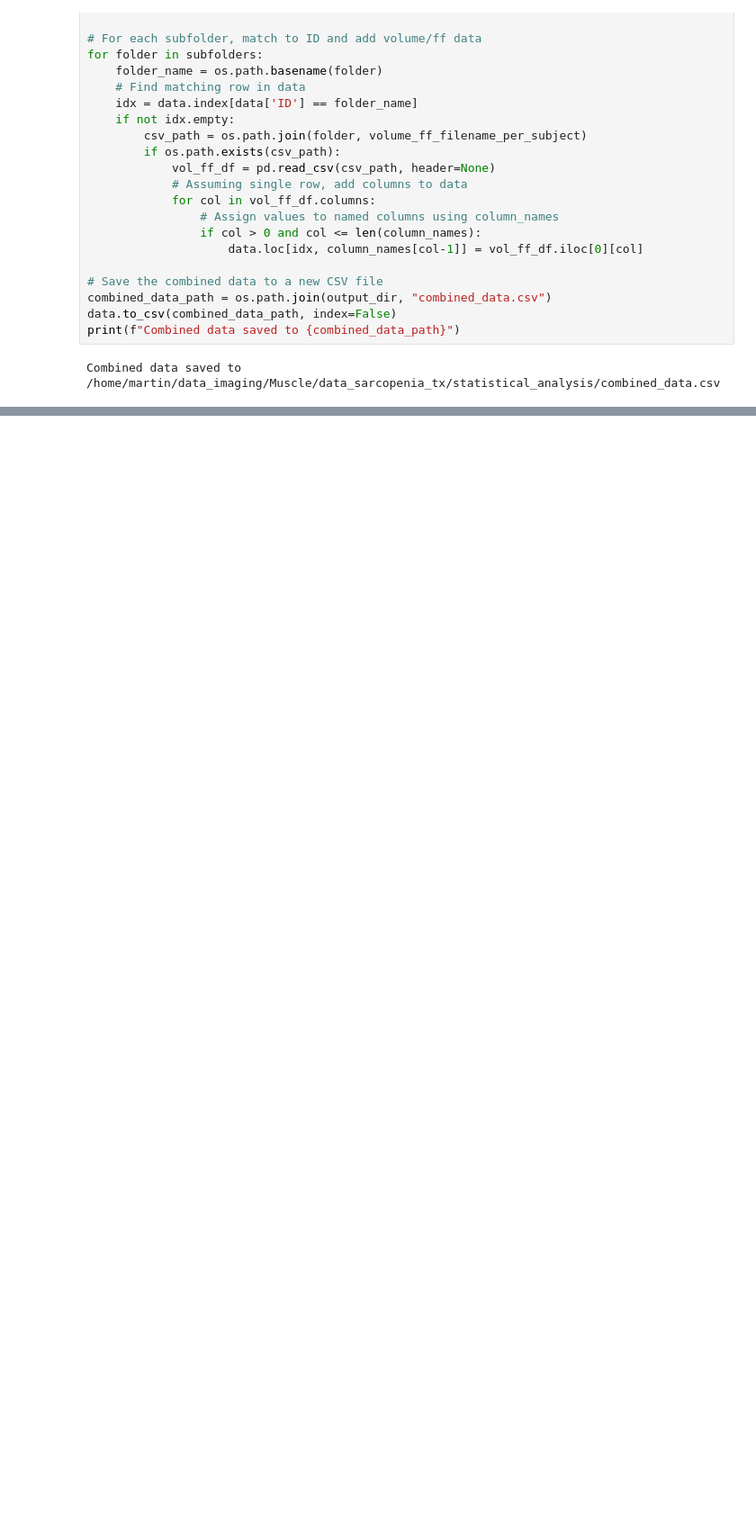
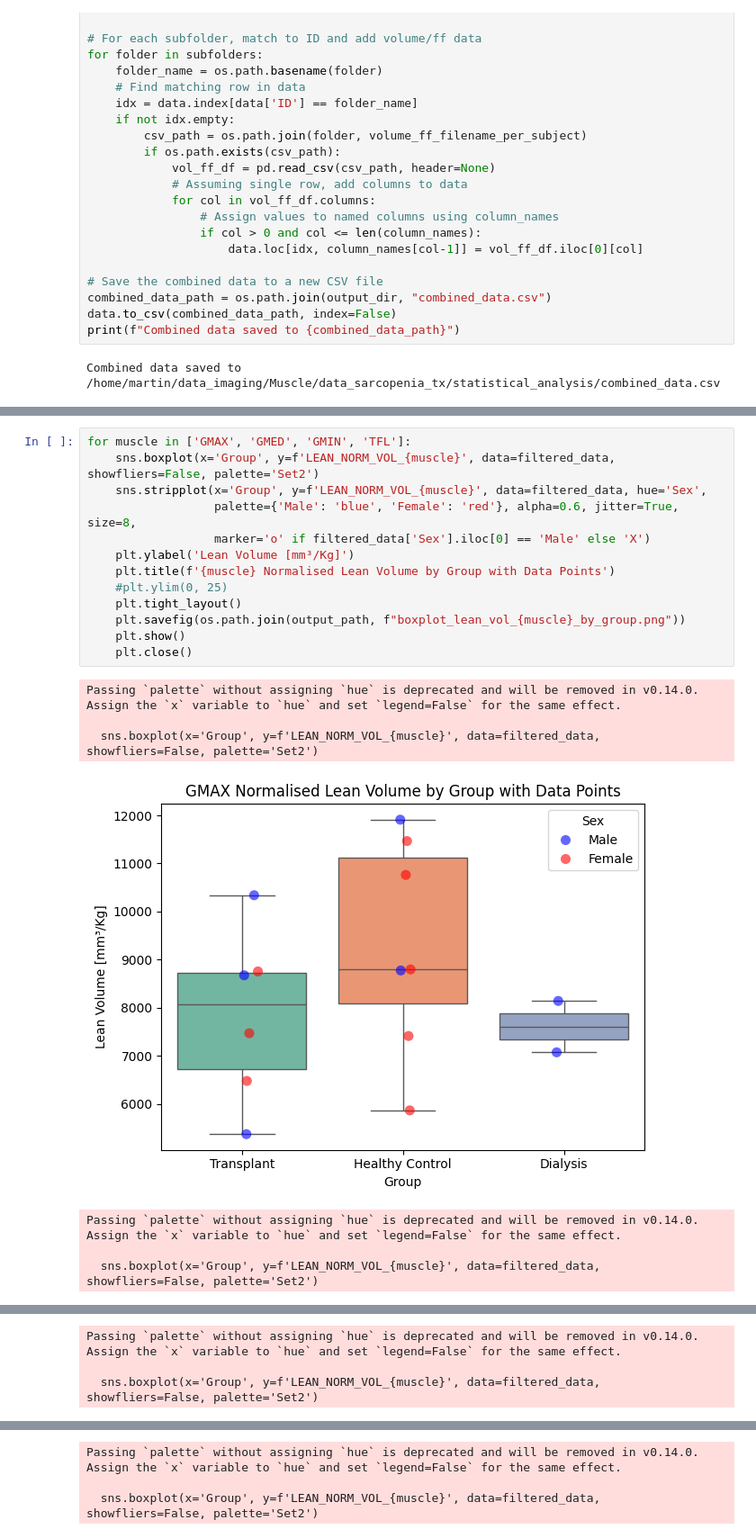
Before and after one commit to mabelzunce/lower-body-muscle-qMRI-pipeline, a Jupyter notebook: src/analysis/statistical_analysis/analyse_ff_and_volume.ipynb, the cells around one changed output, grey strips where cells are left out. Shown at 90% size. Drawn from its saved outputs; the diff is of its cells as text; blank space fills up the shorter version.

```diff
--- a/src/analysis/statistical_analysis/analyse_ff_and_volume.ipynb
+++ b/src/analysis/statistical_analysis/analyse_ff_and_volume.ipynb
@@ -84,0 +161,21 @@ plt.show()
+# %%
+for muscle in ['GMAX', 'GMED', 'GMIN', 'TFL']:
+    sns.boxplot(x='Group', y=f'LEAN_NORM_VOL_{muscle}', data=filtered_data, showfliers=False, palette='Set2')
+    sns.stripplot(x='Group', y=f'LEAN_NORM_VOL_{muscle}', data=filtered_data, hue='Sex',
+                  palette={'Male': 'blue', 'Female': 'red'}, alpha=0.6, jitter=True, size=8,
+                  marker='o' if filtered_data['Sex'].iloc[0] == 'Male' else 'X')
+    plt.ylabel('Lean Volume [mm³/Kg]')
+    plt.title(f'{muscle} Normalised Lean Volume by Group with Data Points')
+    #plt.ylim(0, 25)
+    plt.tight_layout()
+    plt.savefig(os.path.join(output_path, f"boxplot_lean_vol_{muscle}_by_group.png"))
+    plt.show()
+    plt.close()
+# %% [output]
+Passing `palette` without assigning `hue` is deprecated and will be removed in v0.14.0. Assign the `x` variable to `hue` and set `legend=False` for the same effect.
+
+  sns.boxplot(x='Group', y=f'LEAN_NORM_VOL_{muscle}', data=filtered_data, showfliers=False, palette='Set2')
+[figure, added]
+Passing `palette` without assigning `hue` is deprecated and will be removed in v0.14.0. Assign the `x` variable to `hue` and set `legend=False` for the same effect.
+
+  sns.boxplot(x='Group', y=f'LEAN_NORM_VOL_{muscle}', data=filtered_data, showfliers=False, palette='Set2')
@@ -84,0 +183,3 @@ plt.show()
+Passing `palette` without assigning `hue` is deprecated and will be removed in v0.14.0. Assign the `x` variable to `hue` and set `legend=False` for the same effect.
+
+  sns.boxplot(x='Group', y=f'LEAN_NORM_VOL_{muscle}', data=filtered_data, showfliers=False, palette='Set2')
@@ -84,0 +187,3 @@ plt.show()
+Passing `palette` without assigning `hue` is deprecated and will be removed in v0.14.0. Assign the `x` variable to `hue` and set `legend=False` for the same effect.
+
+  sns.boxplot(x='Group', y=f'LEAN_NORM_VOL_{muscle}', data=filtered_data, showfliers=False, palette='Set2')
```
Also changed, not shown: parts of 8 cells of this notebook, 1 other file.
